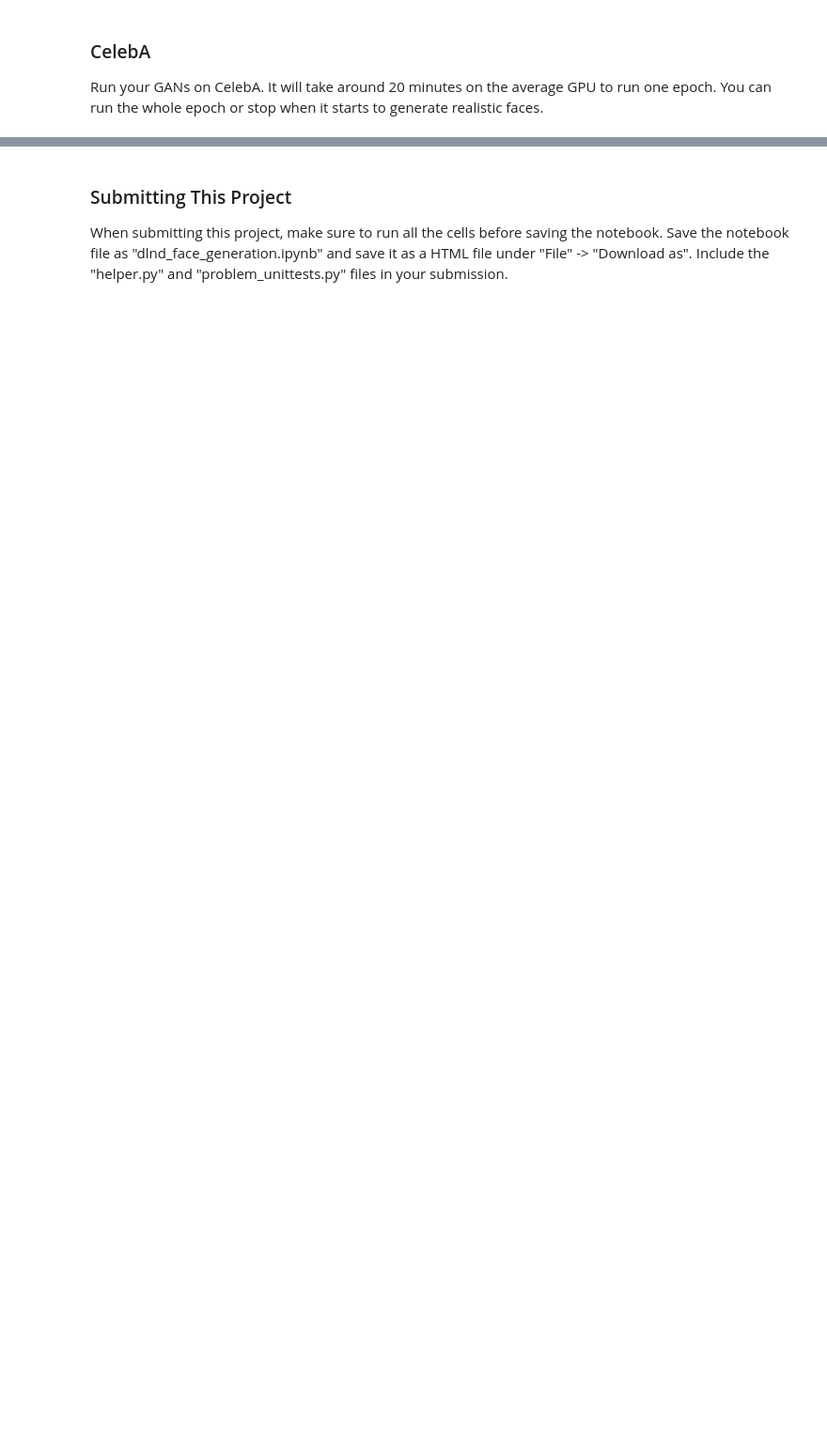
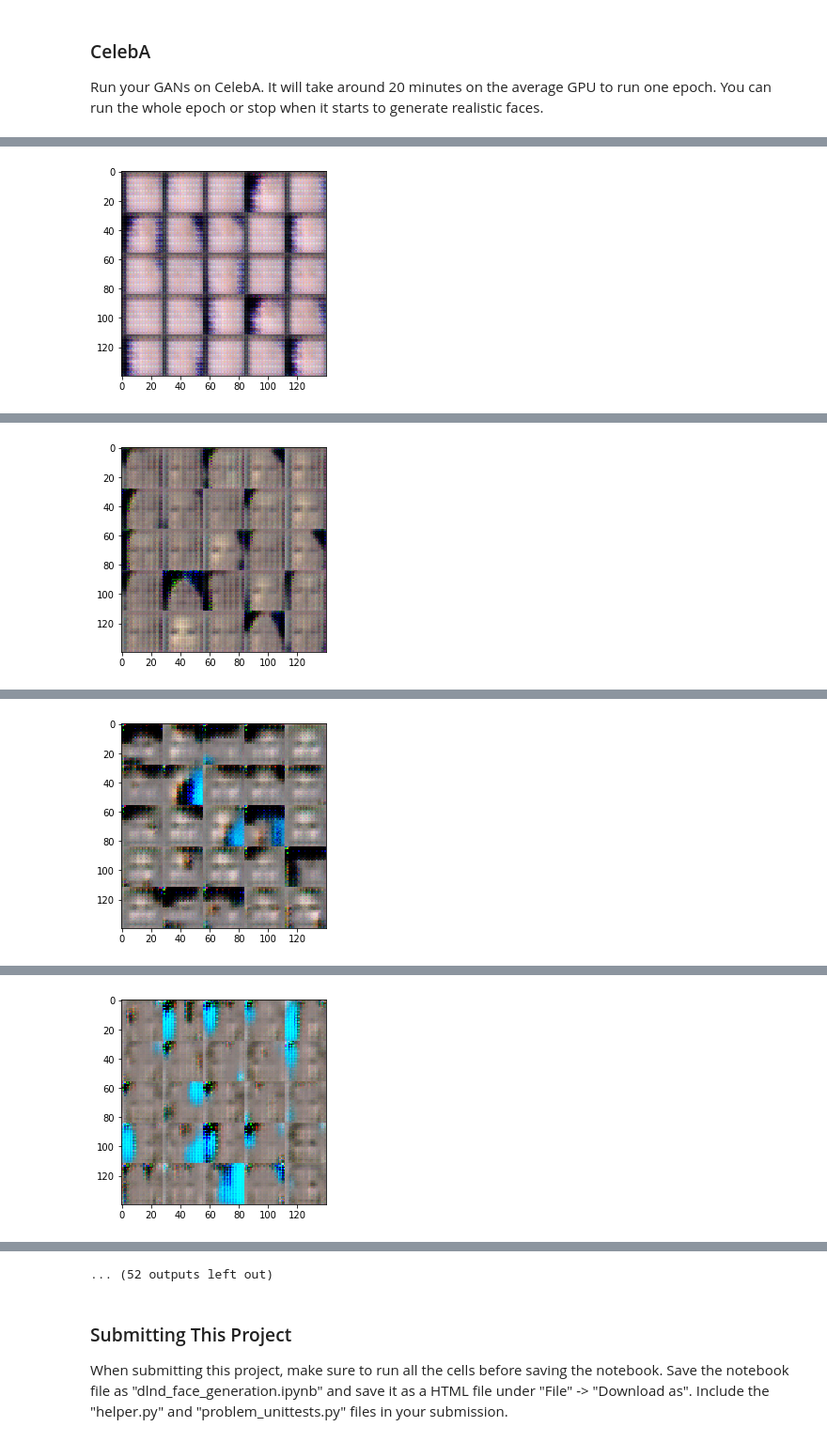
Before and after one commit to leojavier/udacity-face-generation, a Jupyter notebook: dlnd_face_generation.ipynb, the cells around one changed output, grey strips where cells are left out. Shown at 94% size. Drawn from its saved outputs; the diff is of its cells as text; code cells hidden in the pictures; blank space fills up the shorter version.

```diff
--- a/dlnd_face_generation.ipynb
+++ b/dlnd_face_generation.ipynb
@@ -419,10 +488,10 @@ with tf.Graph().as_default():
 ### CelebA
 Run your GANs on CelebA.  It will take around 20 minutes on the average GPU to run one epoch.  You can run the whole epoch or stop when it starts to generate realistic faces.
 # %%
-batch_size = None
-z_dim = None
-learning_rate = None
-beta1 = None
+batch_size = 64
+z_dim = 64
+learning_rate = 0.002
+beta1 = 0.5
 
 
 """
@@ -434,3 +503,4 @@ celeba_dataset = helper.Dataset('celeba', glob(os.path.join(data_dir, 'img_align
 with tf.Graph().as_default():
     train(epochs, batch_size, z_dim, learning_rate, beta1, celeba_dataset.get_batches,
           celeba_dataset.shape, celeba_dataset.image_mode)
+# %% [output]
@@ -436,0 +517 @@ with tf.Graph().as_default():
+[figure, added]
@@ -436,0 +528 @@ with tf.Graph().as_default():
+[figure, added]
@@ -436,0 +539 @@ with tf.Graph().as_default():
+[figure, added]
@@ -436,0 +550 @@ with tf.Graph().as_default():
+[figure, added]
@@ -437,3 +573,4 @@ with tf.Graph().as_default():
+... (52 outputs left out)
 # %% [markdown]
 ### Submitting This Project
 When submitting this project, make sure to run all the cells before saving the notebook. Save the notebook file as "dlnd_face_generation.ipynb" and save it as a HTML file under "File" -> "Download as". Include the "helper.py" and "problem_unittests.py" files in your submission.
```
Also changed, not shown: parts of 5 cells of this notebook.
